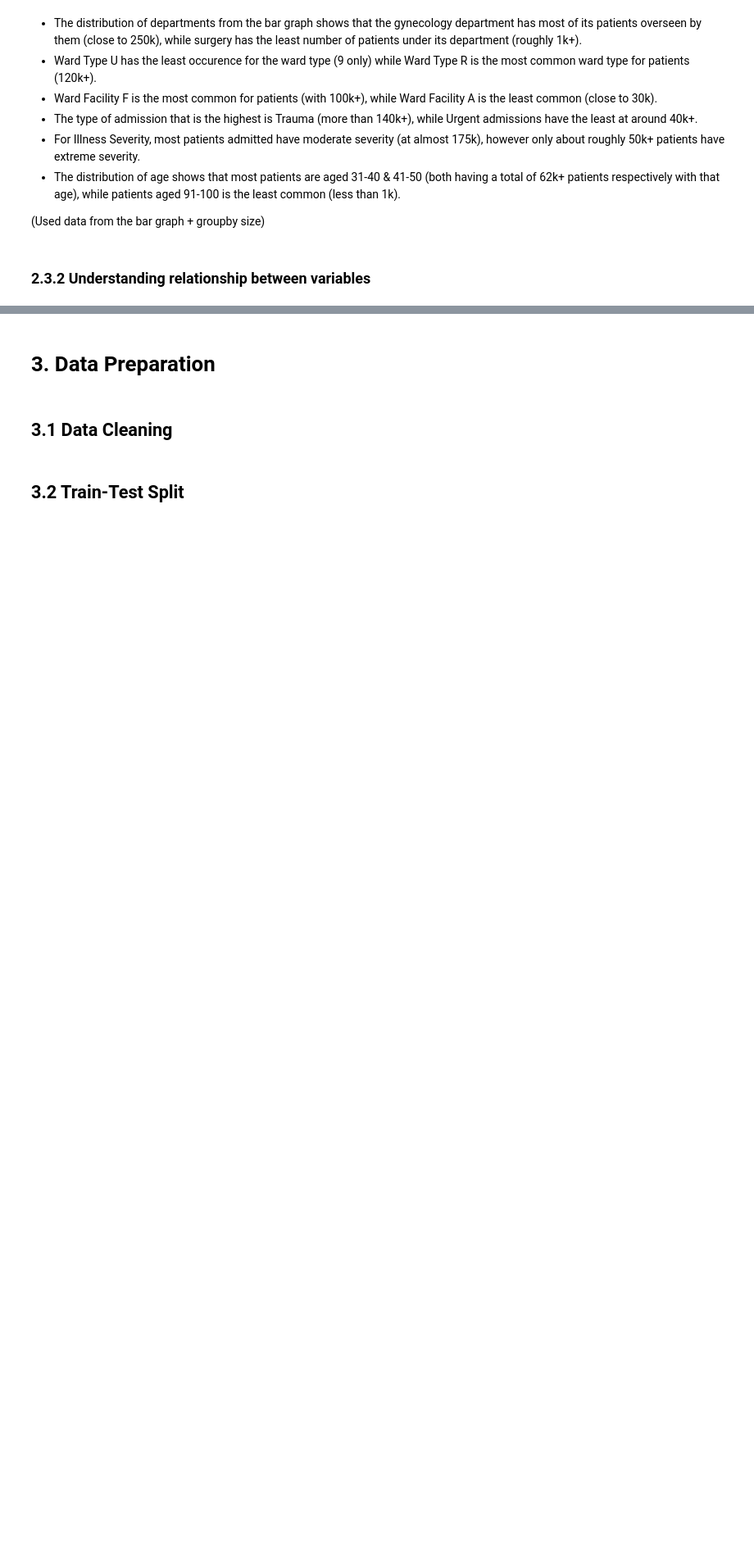
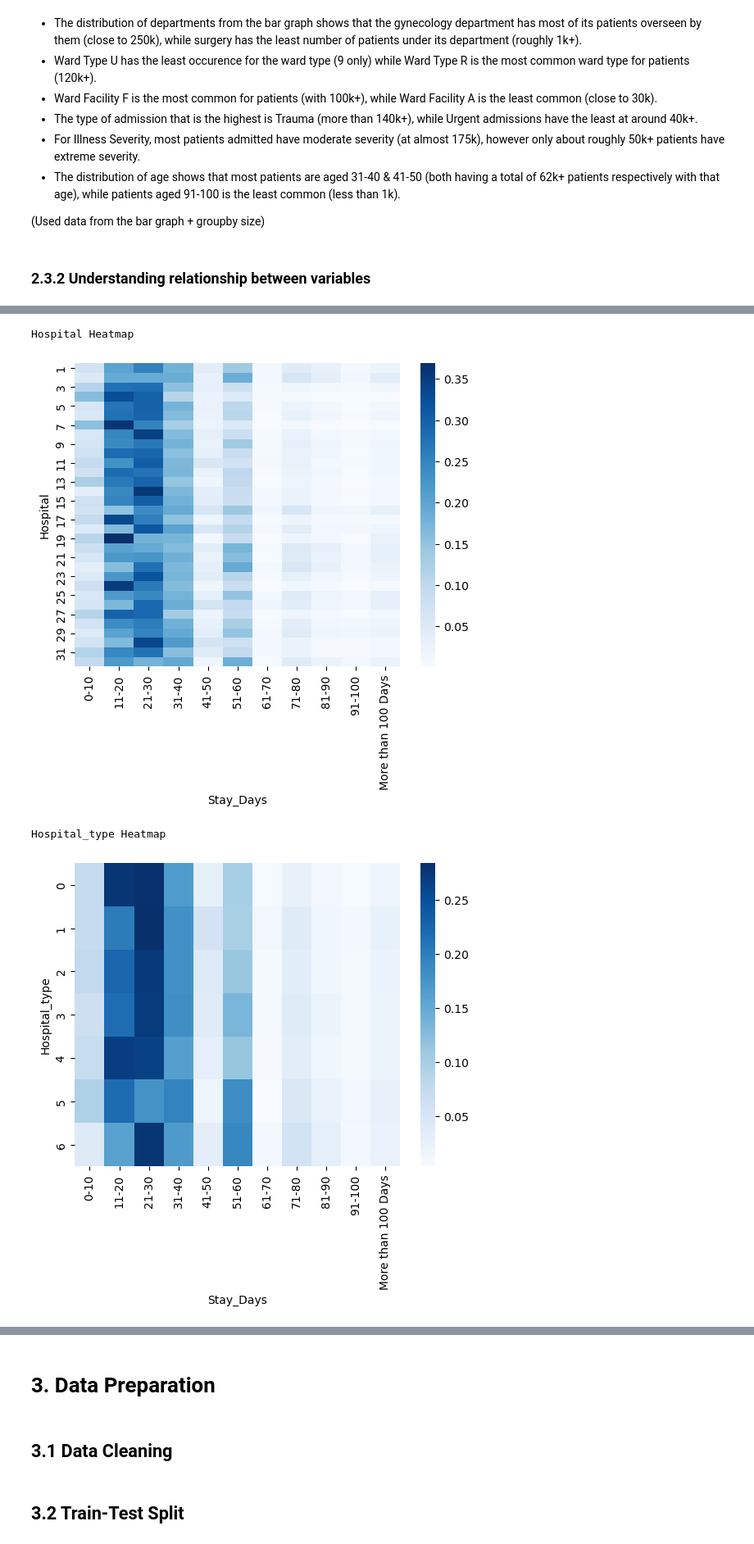
Before and after one commit to codex-Eso/Machine-Learning, a Jupyter notebook: Esmond_Submission_Code.ipynb, the cells around one changed output, grey strips where cells are left out. Shown at 82% size. Cells and saved outputs as stored; diff of their text form; code cells hidden in the pictures; blank space fills up the shorter version.

```diff
--- a/Esmond_Submission_Code.ipynb
+++ b/Esmond_Submission_Code.ipynb
@@ -409,0 +412,11 @@ Name: Available_Extra_Rooms_in_Hospital, dtype: float64
+# %%
+for col in features.select_dtypes(include=['object', 'category']).columns:
+    print(f'{col} Heatmap')
+    sns.heatmap(pd.crosstab(df[col], df['Stay_Days'], normalize='index'), cmap='Blues')
+    plt.show()
+    #heatmap comparsion for all features vs stay days
+# %% [output]
+Hospital Heatmap
+[figure, added]
+Hospital_type Heatmap
+[figure, added]
```
Also changed, not shown: parts of 5 cells of this notebook.
